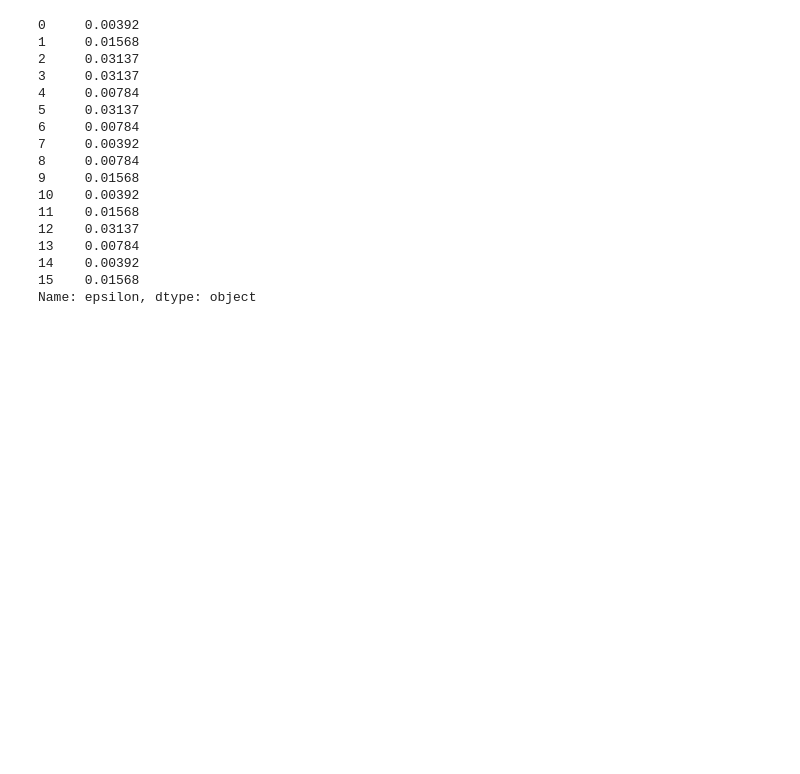
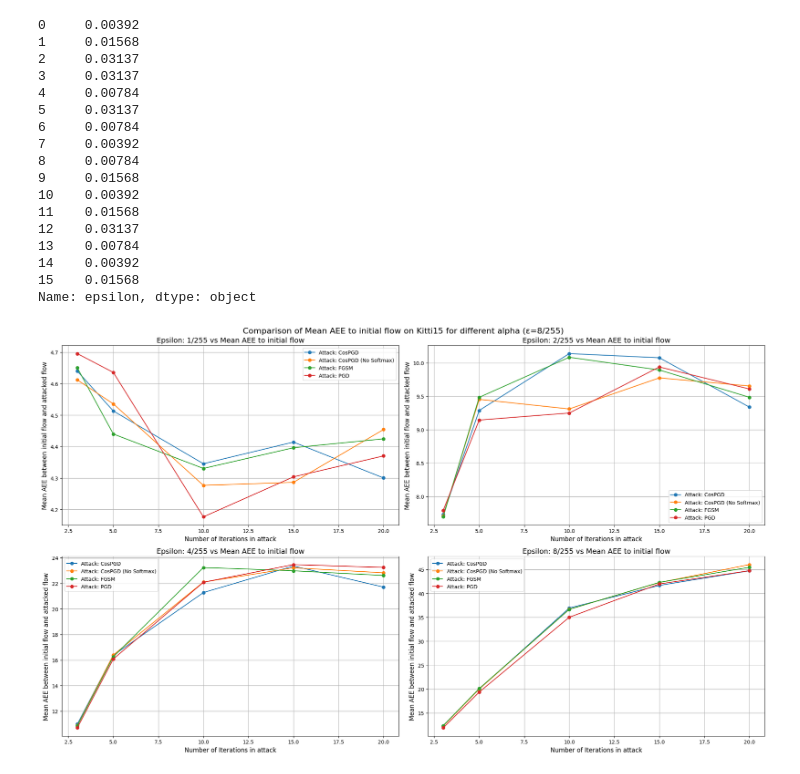
Before and after one commit to NotTwist/flow_attack, a Jupyter notebook: analysis/compare_convergence.ipynb, the cells around one changed output. Drawn from its saved outputs; the diff is of its cells as text; code cells hidden in the pictures; blank space fills up the shorter version.

```diff
--- a/analysis/compare_convergence.ipynb
+++ b/analysis/compare_convergence.ipynb
@@ -11,7 +11,7 @@ import os
 MLRUNS_PATH = "/home/28s_mur@lab.graphicon.ru/flow_attack/mlruns/914879025403898454"
 
 # List of specific runs to analyze
-SELECTED_RUN_IDS = {"666631270ee649f3a839a103fe4ad84a", "b1fb00728c1c45038b3f387f90335e29",
+NEG_FLOW_RUN_IDS = {"666631270ee649f3a839a103fe4ad84a", "b1fb00728c1c45038b3f387f90335e29",
                     "6d4b028bb76743f08f7647dcea5e902b", "82a687b699a64014ae03ddfe67485e25", "b72bf5dac62e4f56b39069c2c0713e36", "663b2e0affec4567b586a0c074657d62", "2535ff1ca49b4643a524f140b28a5348", "8358097738784107a46e117b4a693571", "3cd9ab1f955640228c0f91ff13e8b504", "343bc5235dd94e1eb9fe9fdf0d4885ff", "5e2a64b70a5b4d32a4b3f6671c7c4f6e", "67d398091fc442a1a60bfa9184a4b6cd", "2c00b5b0acd446d8b487bf3911b6a91a", "954a41397a524020af6560dcb2cca958", "d8eebaaf7f4342c3b9dfab5c27c11b37", "43bce625fa0942aba6d4446f9f212d81"}  # Replace with actual run IDs
 
 
@@ -47,7 +47,10 @@ def load_mlflow_data(mlruns_path, selected_run_ids=None):
                         values = [line.split() for line in f.readlines()]
                         # Keep the latest metric value
                         # Last value in the list is the latest
-                        latest_value = float(values[-1][1])
+                        try:
+                            latest_value = float(values[-1][1])
+                        except:
+                            print(run_id)
                         metrics[metric_file] = latest_value
                         # Track the metric name
                         metric_columns.add(metric_file)
@@ -78,7 +81,7 @@ def load_mlflow_data(mlruns_path, selected_run_ids=None):
 
 
 # Load only selected runs
-data = pd.DataFrame(load_mlflow_data(MLRUNS_PATH, SELECTED_RUN_IDS))
+data = pd.DataFrame(load_mlflow_data(MLRUNS_PATH, NEG_FLOW_RUN_IDS))
 data['epsilon']
 # data[data['run_id'] =='d8eebaaf7f4342c3b9dfab5c27c11b37']['mean_aee_target_attack_step_5']
 # %% [output]
@@ -101,0 +211,6 @@ Name: epsilon, dtype: object
+# %%
+# Example Usage:
+# Assuming `runs_data` is already loaded with the data from `load_mlflow_data`
+plot_epsilon_vs_aee(data, metric='mean_aee_init_attack_step_')
+# %% [output]
+[figure, added]
```
Also changed, not shown: parts of 21 cells of this notebook, 47 other files.
